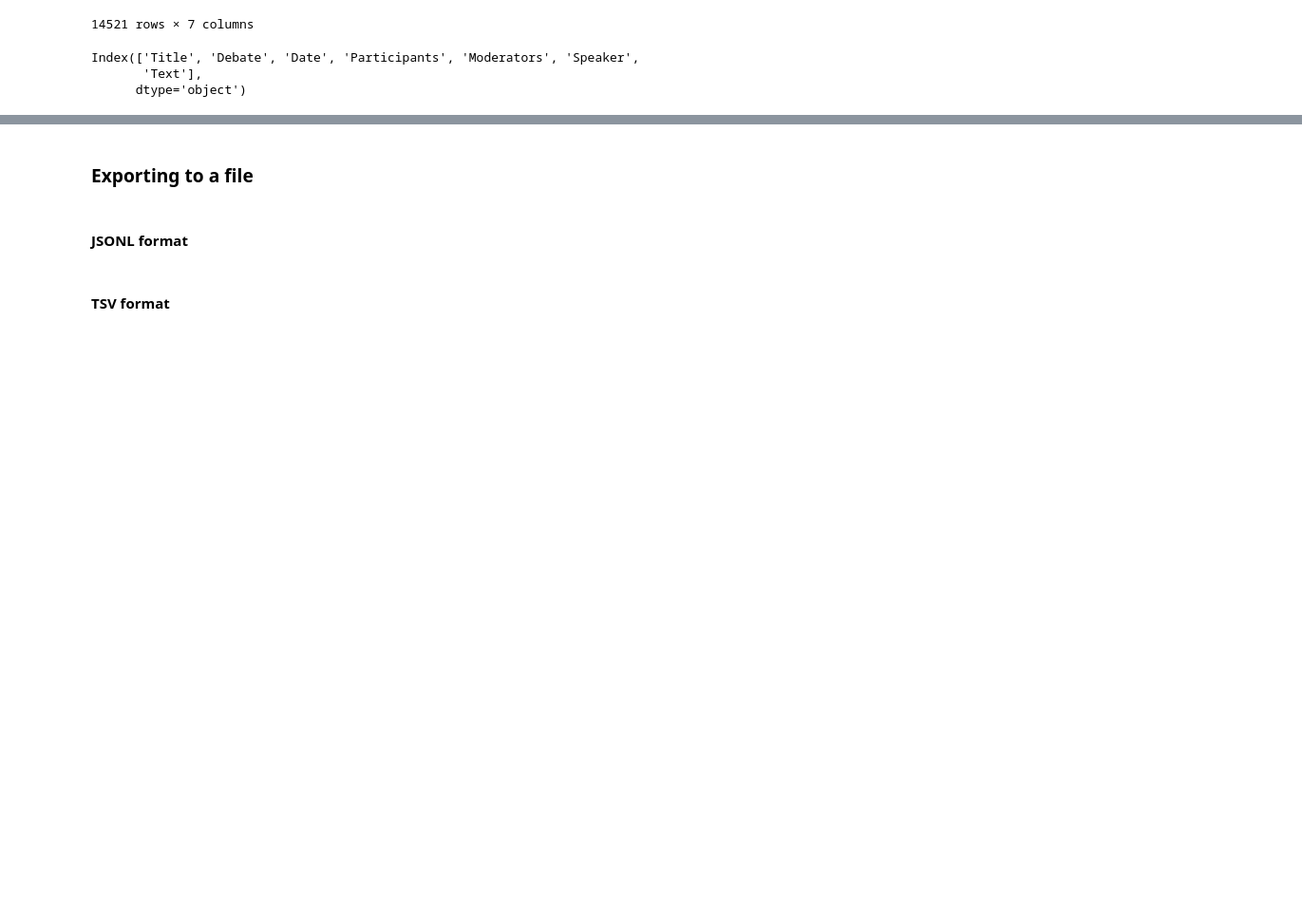
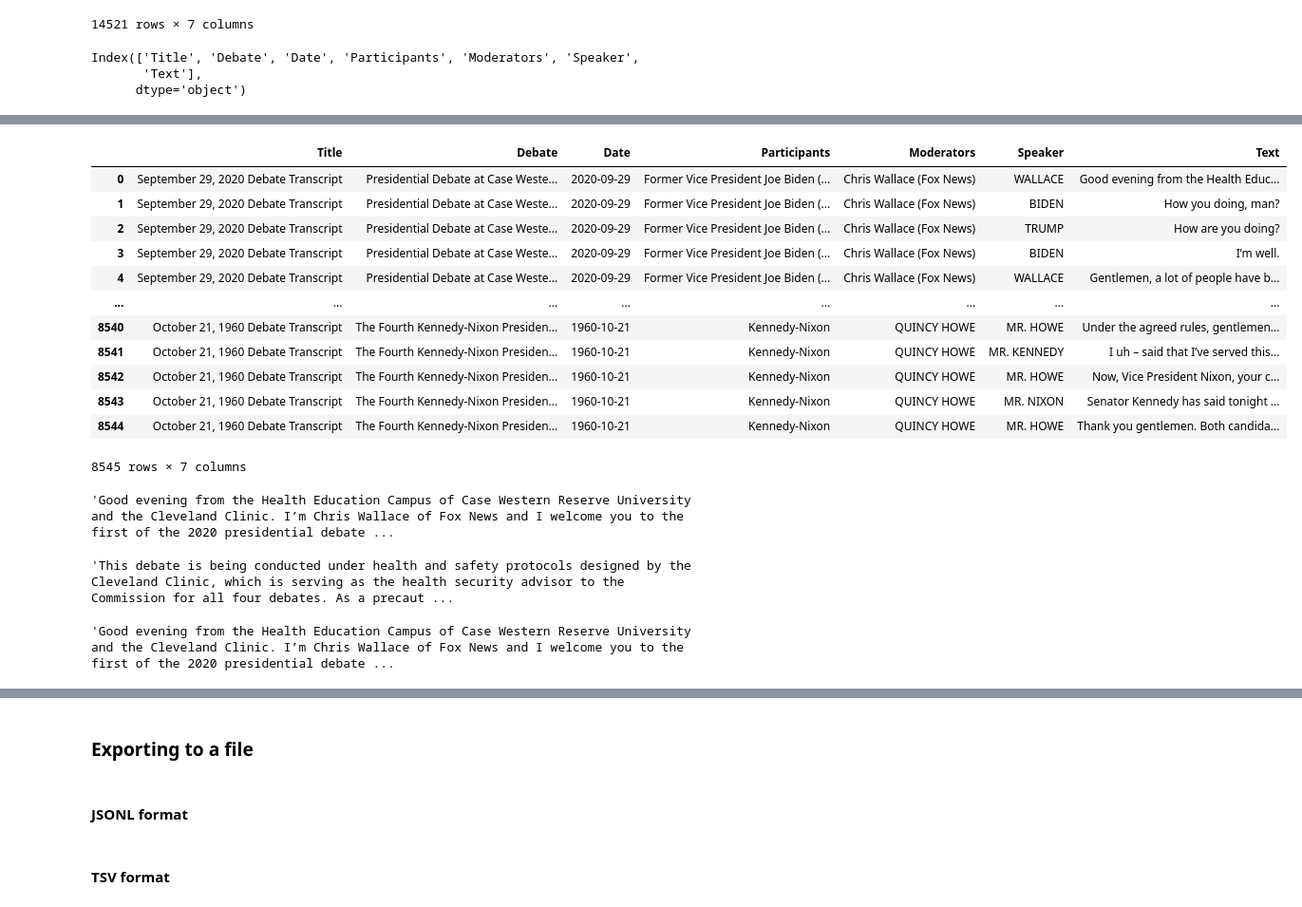
Before and after one commit to laelgelc/cl_st1_inrs, a Jupyter notebook: CL_St1_Ph2_INRS.ipynb, the cells around one changed output, grey strips where cells are left out. Shown at 95% size. Cells and saved outputs as stored; diff of their text form; code cells hidden in the pictures; blank space fills up the shorter version.

```diff
--- a/CL_St1_Ph2_INRS.ipynb
+++ b/CL_St1_Ph2_INRS.ipynb
@@ -310,0 +360,28 @@ df_debates
+# %%
+df_debates_turns
+# %% [output]
+|  | Title | Debate | Date | Participants | Moderators | Speaker | Text |
+| 0 | September 29, 2020 Debate Transcript | Presidential Debate at Case Weste... | 2020-09-29 | Former Vice President Joe Biden (... | Chris Wallace (Fox News) | WALLACE | Good evening from the Health Educ... |
+| 1 | September 29, 2020 Debate Transcript | Presidential Debate at Case Weste... | 2020-09-29 | Former Vice President Joe Biden (... | Chris Wallace (Fox News) | BIDEN | How you doing, man? |
+| 2 | September 29, 2020 Debate Transcript | Presidential Debate at Case Weste... | 2020-09-29 | Former Vice President Joe Biden (... | Chris Wallace (Fox News) | TRUMP | How are you doing? |
+| 3 | September 29, 2020 Debate Transcript | Presidential Debate at Case Weste... | 2020-09-29 | Former Vice President Joe Biden (... | Chris Wallace (Fox News) | BIDEN | I’m well. |
+| 4 | September 29, 2020 Debate Transcript | Presidential Debate at Case Weste... | 2020-09-29 | Former Vice President Joe Biden (... | Chris Wallace (Fox News) | WALLACE | Gentlemen, a lot of people have b... |
+| ... | ... | ... | ... | ... | ... | ... | ... |
+| 8540 | October 21, 1960 Debate Transcript | The Fourth Kennedy-Nixon Presiden... | 1960-10-21 | Kennedy-Nixon | QUINCY HOWE | MR. HOWE | Under the agreed rules, gentlemen... |
+| 8541 | October 21, 1960 Debate Transcript | The Fourth Kennedy-Nixon Presiden... | 1960-10-21 | Kennedy-Nixon | QUINCY HOWE | MR. KENNEDY | I uh – said that I’ve served this... |
+| 8542 | October 21, 1960 Debate Transcript | The Fourth Kennedy-Nixon Presiden... | 1960-10-21 | Kennedy-Nixon | QUINCY HOWE | MR. HOWE | Now, Vice President Nixon, your c... |
+| 8543 | October 21, 1960 Debate Transcript | The Fourth Kennedy-Nixon Presiden... | 1960-10-21 | Kennedy-Nixon | QUINCY HOWE | MR. NIXON | Senator Kennedy has said tonight ... |
+| 8544 | October 21, 1960 Debate Transcript | The Fourth Kennedy-Nixon Presiden... | 1960-10-21 | Kennedy-Nixon | QUINCY HOWE | MR. HOWE | Thank you gentlemen. Both candida... |
+8545 rows × 7 columns
+# %%
+df_debates.at[0, 'Text']
+# %% [output]
+'Good evening from the Health Education Campus of Case Western Reserve University and the Cleveland Clinic. I’m Chris Wallace of Fox News and I welcome you to the first of the 2020 presidential debate ...
+# %%
+df_debates.at[1, 'Text']
+# %% [output]
+'This debate is being conducted under health and safety protocols designed by the Cleveland Clinic, which is serving as the health security advisor to the Commission for all four debates. As a precaut ...
+# %%
+df_debates_turns.at[0, 'Text']
+# %% [output]
+'Good evening from the Health Education Campus of Case Western Reserve University and the Cleveland Clinic. I’m Chris Wallace of Fox News and I welcome you to the first of the 2020 presidential debate ...
```
Also changed, not shown: parts of 9 cells of this notebook.
